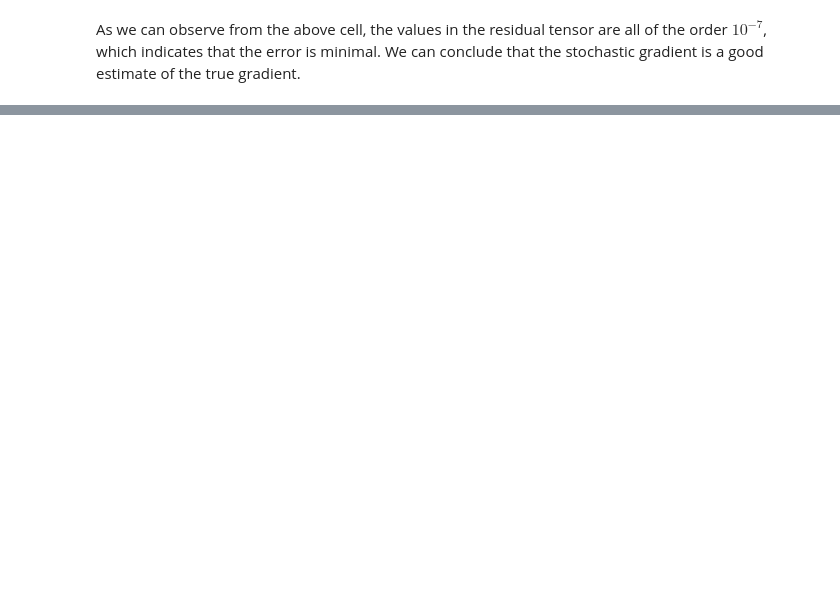
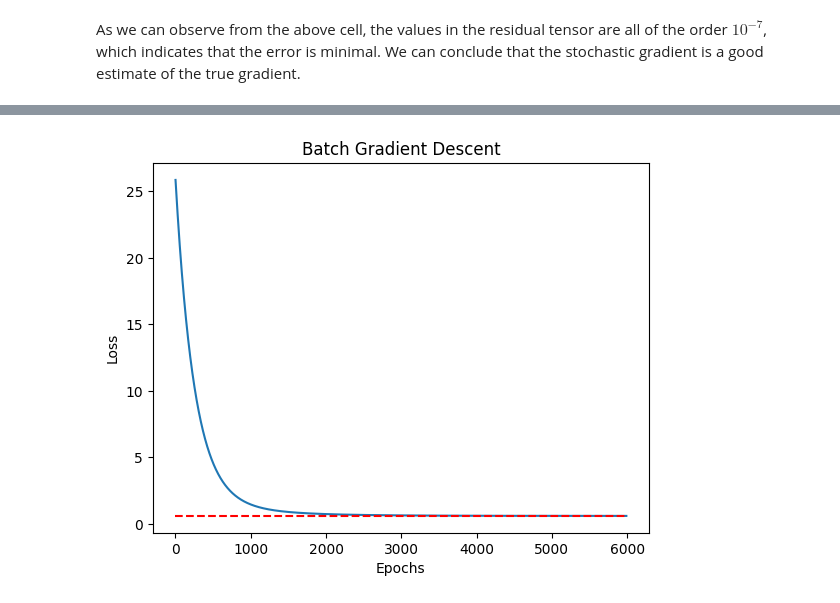
Before and after one commit to Karan-Gandhi/ES335-Assignment-2, a Jupyter notebook: task1.ipynb, the cells around one changed output, grey strips where cells are left out. Cells and saved outputs as stored; diff of their text form; code cells hidden in the pictures; blank space fills up the shorter version.

Commit message:
added loss vs epoch plots

```diff
--- a/task1.ipynb
+++ b/task1.ipynb
@@ -16,5 +18,5 @@ f_x = 3*x1 + 4
 eps = np.random.randn(num_samples)
 y = f_x + eps
 # %%
-theta = torch.tensor([3., 4.], requires_grad=True)
+theta = torch.tensor([3., 4.], requires_grad=True, dtype=torch.float64)
 # %%
@@ -36,0 +41,11 @@ tensor([3., 4.], requires_grad=True)
+# %%
+def compute_loss_analytical():
+    x_tensor = X.clone().detach()
+    y_tensor = y.clone().detach()
+    theta_opt = torch.inverse(x_tensor.T @ x_tensor) @ x_tensor.T @ y_tensor
+    y_pred_tensor = (x_tensor @ theta_opt).reshape(-1, 1)
+    loss_opt = torch.mean((y_pred_tensor - y_tensor) ** 2, dtype=torch.float64)
+    return loss_opt.item()
+
+loss_opt = compute_loss_analytical()
+display(loss_opt)
@@ -38,7 +55,7 @@ tensor([3., 4.], requires_grad=True)
 def compute_sgd(x_i, y_i):
     theta.grad.zero_()
     y_pred_i = x_i @ theta
-    loss_i = torch.mean((y_pred_i - y_i) ** 2)
+    loss_i = torch.mean((y_pred_i - y_i) ** 2, dtype=torch.float64)
     loss_i.backward()
 
     return theta.grad.clone()
@@ -63,21 +80,21 @@ tensor([-2.3842e-07, -5.9605e-08])
 # %% [markdown]
 As we can observe from the above cell, the values in the residual tensor are all of the order $10^{-7}$, which indicates that the error is minimal. We can conclude that the stochastic gradient is a good estimate of the true gradient.
 # %%
-def gradient_descent(grad_type: str='bgd', epochs=15, eps=1e-3, alpha=1e-5, minibatch_size=32):
+pretty_print = {'bgd': 'Batch Gradient Descent', 'mbgd': 'Mini-Batch Gradient Descent', 'sgd': 'Stochastic Gradient Descent'}
+
+def gradient_descent(grad_type: str='bgd', epochs=1500, eps=1e-3, alpha=1e-3, minibatch_size=8):
     loss_vals = []
     theta_vals = []
-    theta_copy = torch.tensor([0., 0.], requires_grad=True)
+    theta_copy = torch.randn(theta.shape, requires_grad=True, dtype=torch.float64)
     theta_copy.requires_grad = True
     epoch = 1
-    pretty_print = {'bgd': 'Batch Gradient Descent', 'mbgd': 'Mini-Batch Gradient Descent', 'sgd': 'Stochastic Gradient Descent'}
+    latest_loss = 0
     while True:
         if grad_type == 'bgd':
             y_pred = (X @ theta_copy).reshape(-1, 1)
-            loss = torch.mean((y_pred - y) ** 2)
+            loss = torch.mean((y_pred - y) ** 2, dtype=torch.float64)
             loss.backward()
-
-            loss_vals.append(loss.item())
-            theta_vals.append(theta_copy.clone())
+            latest_loss = loss.item()
 
             with torch.no_grad():
                 theta_copy -= alpha * theta_copy.grad
@@ -86,19 +103,17 @@ def gradient_descent(grad_type: str='bgd', epochs=15, eps=1e-3, alpha=1e-5, mini
 
         elif grad_type == 'mbgd':
             random_permutation = torch.randperm(num_samples)
-            X_shuffled = X[random_permutation]
-            y_shuffled = y[random_permutation]
+            X_shuffled = X[random_permutation].clone().detach()
+            y_shuffled = y[random_permutation].clone().detach()
 
             for i in range(0, num_samples, minibatch_size):
-                X_batch = X_shuffled[i:i + minibatch_size]
-                y_batch = y_shuffled[i:i + minibatch_size]
+                X_batch = X_shuffled[i:i + minibatch_size].clone().detach()
+                y_batch = y_shuffled[i:i + minibatch_size].clone().detach()
+                y_pred = (X_batch @ theta_copy).reshape(-1, 1)
 
-                y_pred = (X_batch @ theta_copy).reshape(-1, 1)
-                loss = torch.mean((y_pred - y_batch) ** 2)
+                loss = torch.mean((y_pred - y_batch) ** 2, dtype=torch.float64)
                 loss.backward()
-
-                loss_vals.append(loss.item())
-                theta_vals.append(theta_copy.clone())
+                latest_loss = loss.item()
 
                 with torch.no_grad():
                     theta_copy -= alpha * theta_copy.grad
@@ -106,29 +121,41 @@ def gradient_descent(grad_type: str='bgd', epochs=15, eps=1e-3, alpha=1e-5, mini
                 theta_copy.grad.zero_()
 
         else:
+            random_permutation = torch.randperm(num_samples)
+            X_shuffled = X[random_permutation].clone().detach()
+            y_shuffled = y[random_permutation].clone().detach()
             for i in range(num_samples):
-                X_i = X[i].clone().detach()
-                y_i = y[i].clone().detach()
+                X_i = X_shuffled[i].clone().detach()
+                y_i = y_shuffled[i].clone().detach()
+                y_pred = (X_i @ theta_copy)
 
-                y_pred = X_i @ theta_copy
-                loss = torch.mean((y_pred - y_i) ** 2)
+                loss = torch.mean((y_pred - y_i) ** 2, dtype=torch.float64)
                 loss.backward()
-
-                loss_vals.append(loss.item())
-                theta_vals.append(theta_copy.clone())
+                latest_loss = loss.item()
 
                 with torch.no_grad():
                     theta_copy -= alpha * theta_copy.grad
 
                 theta_copy.grad.zero_()
 
-        if torch.abs(loss.data - true_loss) < eps:
+        loss_vals.append(latest_loss)
+        theta_vals.append(theta_copy.clone())
+
+        if loss.data - loss_opt <= eps:
             print(f'{pretty_print[grad_type]} converged in {epoch} epochs')
-            break
+            return loss_vals, theta_vals
 
         epoch += 1
+    return loss_vals, theta_vals
 
-gradient_descent('bgd')
-gradient_descent('mbgd')
-gradient_descent('sgd')
+for grad_type in ['bgd', 'mbgd', 'sgd']:
+    losses, thetas = gradient_descent(grad_type)
+    epochs = np.arange(1, len(losses) + 1, dtype=np.int32)
+    display(pretty_print[grad_type], np.min(losses))
+    plt.plot(epochs, losses)
+    plt.title(pretty_print[grad_type])
+    plt.hlines(loss_opt, 0, len(epochs), linestyles='--', colors='red')
+    plt.xlabel('Epochs')
+    plt.ylabel('Loss')
+    plt.show()
 # %% [output]
@@ -137,0 +165 @@ Stochastic Gradient Descent converged in 358 epochs
+[figure, added]
```
Also changed, not shown: parts of 6 cells of this notebook.
